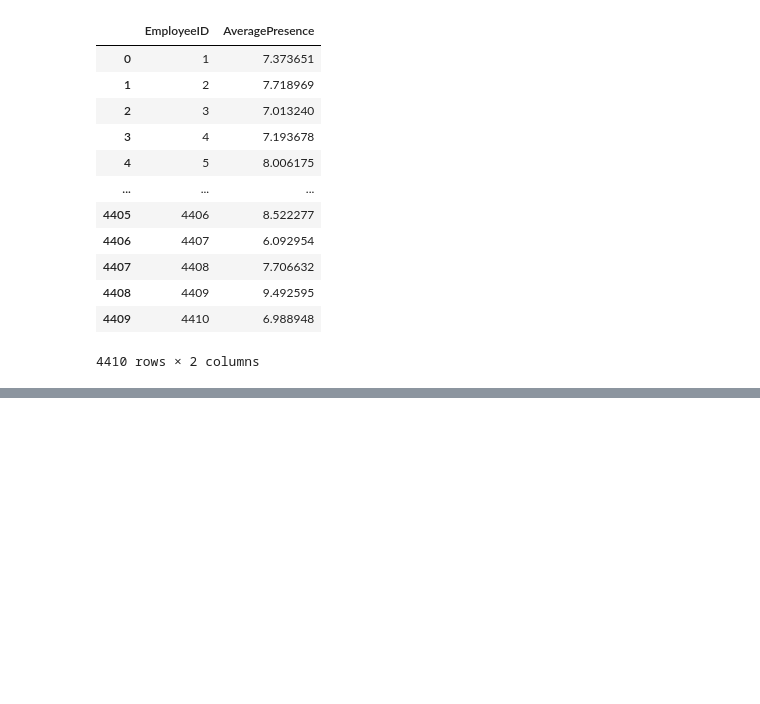
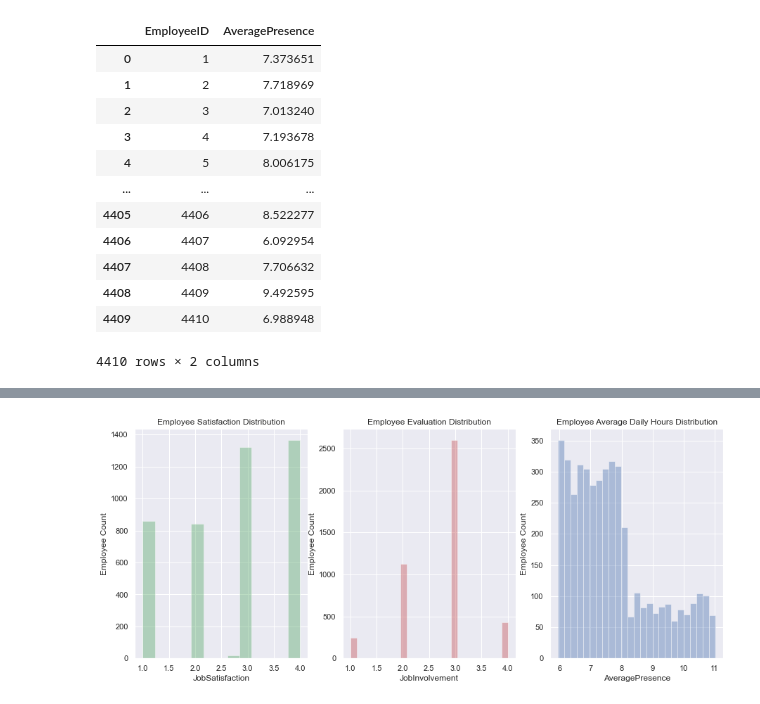
Before and after one commit to Aminedx/IA, a Jupyter notebook: Projet.ipynb, the cells around one changed output, grey strips where cells are left out. Cells and saved outputs as stored; diff of their text form; code cells hidden in the pictures; blank space fills up the shorter version.

```diff
--- a/Projet.ipynb
+++ b/Projet.ipynb
@@ -464 +620,23 @@ corr
+# %%
+# Plot the distribution of Employee Satisfaction
+
+# Set up the matplotlib figure
+f, axes = plt.subplots(ncols=3, figsize=(15, 6))
+
+# Graph Employee Satisfaction
+sns.distplot(general_data_copy.JobSatisfaction, kde=False, color="g", ax=axes[0]).set_title('Employee Satisfaction Distribution')
+axes[0].set_ylabel('Employee Count')
+
+# Graph Employee Evaluation
+sns.distplot(general_data_copy.JobInvolvement, kde=False, color="r", ax=axes[1]).set_title('Employee Evaluation Distribution')
+axes[1].set_ylabel('Employee Count')
+
+
+# Graph Employee Average Monthly Hours
+sns.distplot(general_data_copy.AveragePresence, kde=False, color="b", ax=axes[2]).set_title('Employee Average Daily Hours Distribution')
+axes[2].set_ylabel('Employee Count')
+
+plt.savefig(f'analyse/distribution.png', bbox_inches='tight', facecolor='white')
+# %% [output]
+[figure, added]
 # %%
```
Also changed, not shown: parts of 54 cells of this notebook.
